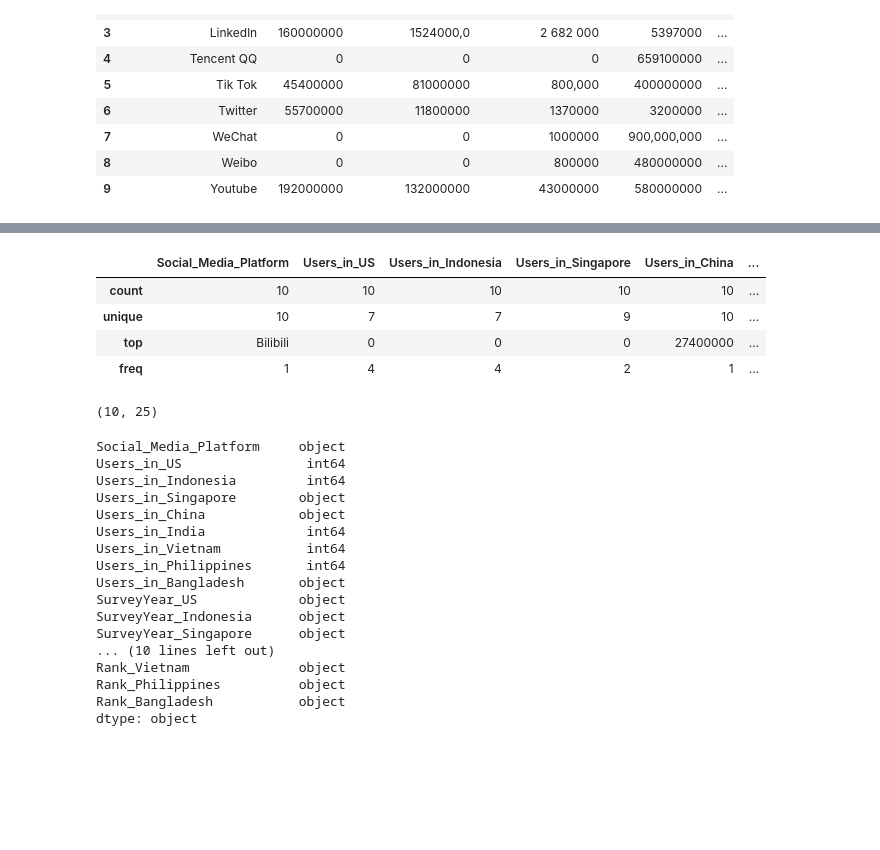
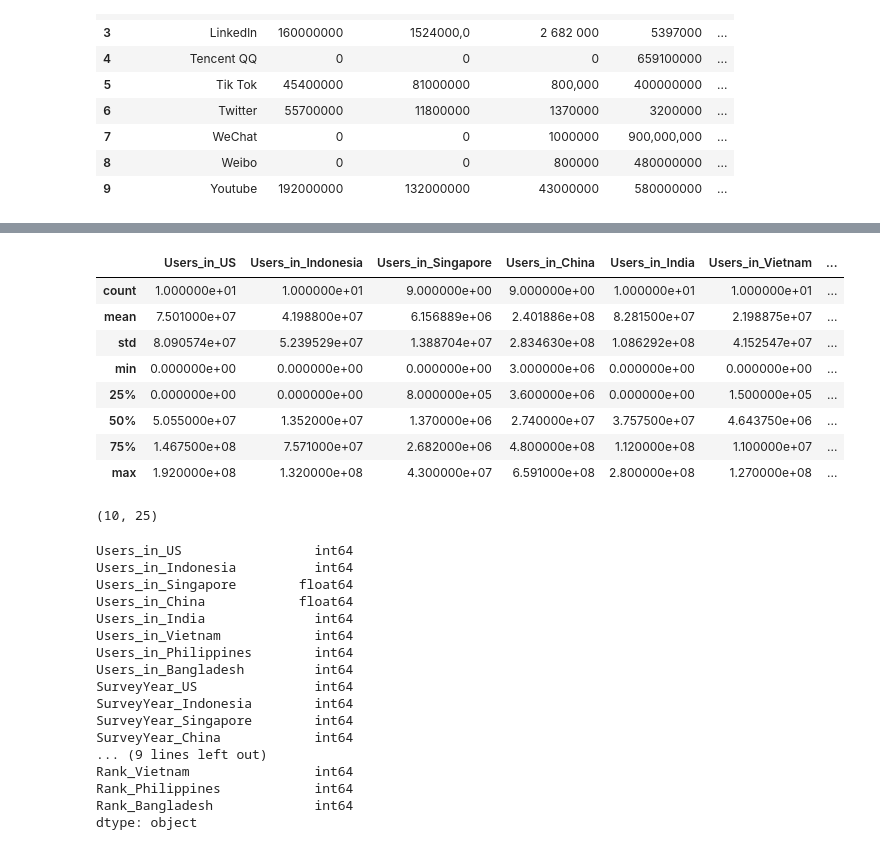
Before and after one commit to imdebarun/Singapore_DigiLabs, a Jupyter notebook: SocMed_Sol.ipynb, the cells around one changed output, grey strips where cells are left out. Saved outputs shown, nothing was run; the diff lists cells and outputs as text; code cells hidden in the pictures; blank space fills up the shorter version.

```diff
--- a/SocMed_Sol.ipynb
+++ b/SocMed_Sol.ipynb
@@ -306,11 +307,16 @@ Social_data.head(10)
 | 8 | Weibo | 0 | 0 | 800000 | 480000000 | ... |
 | 9 | Youtube | 192000000 | 132000000 | 43000000 | 580000000 | ... |
 # %%
-Social_data['Users_in_Indonesia'] = Social_data['Users_in_Indonesia'].str.replace(',','')
-Social_data['Users_in_Philippines'] = Social_data['Users_in_Philippines'].str.replace(',','')
-Social_data['Users_in_India'] = Social_data['Users_in_India'].str.replace(',','')
-Social_data['Users_in_Vietnam'] = Social_data['Users_in_Vietnam'].str.replace(' ','')
-Social_data['Users_in_Singapore'] = Social_data['Users_in_Singapore'].str.replace(' ','')
-Social_data['Users_in_Singapore'] = Social_data['Users_in_Singapore'].str.replace(',','')
-Social_data['Users_in_China'] = Social_data['Users_in_China'].str.replace(',','')
-Social_data['Users_in_Bangladesh'] = Social_data['Users_in_Bangladesh'].str.replace(' ','')
+#Social_data['Users_in_Indonesia'] = Social_data['Users_in_Indonesia'].str.replace(',','')
+#Social_data['Users_in_Philippines'] = Social_data['Users_in_Philippines'].str.replace(',','')
+#Social_data['Users_in_India'] = Social_data['Users_in_India'].str.replace(',','')
+#Social_data['Users_in_Vietnam'] = Social_data['Users_in_Vietnam'].str.replace(' ','')
+#Social_data['Users_in_Singapore'] = Social_data['Users_in_Singapore'].str.replace(' ','')
+#Social_data['Users_in_Singapore'] = Social_data['Users_in_Singapore'].str.replace(',','')
+#Social_data['Users_in_China'] = Social_data['Users_in_China'].str.replace(',','')
+#Social_data['Users_in_Bangladesh'] = Social_data['Users_in_Bangladesh'].str.replace(' ','')
+Social_data1 = Social_data.loc[:, Social_data.columns != "Social_Media_Platform"]
+Social_data1.replace(',','', regex=True, inplace=True)
+Social_data1.replace(' ','', regex=True, inplace=True)
+w = Social_data1.select_dtypes(object).columns
+Social_data1[w] = Social_data1[w].apply(pd.to_numeric,errors='coerce')
@@ -331,11 +347,15 @@ Social_data.head(10)
 # %%
-Social_data.describe()
+Social_data1.describe()
 # %% [output]
-|  | Social_Media_Platform | Users_in_US | Users_in_Indonesia | Users_in_Singapore | Users_in_China | ... |
-| count | 10 | 10 | 10 | 10 | 10 | ... |
-| unique | 10 | 7 | 7 | 9 | 10 | ... |
-| top | Bilibili | 0 | 0 | 0 | 27400000 | ... |
-| freq | 1 | 4 | 4 | 2 | 1 | ... |
+|  | Users_in_US | Users_in_Indonesia | Users_in_Singapore | Users_in_China | Users_in_India | Users_in_Vietnam | ... |
+| count | 1.000000e+01 | 1.000000e+01 | 9.000000e+00 | 9.000000e+00 | 1.000000e+01 | 1.000000e+01 | ... |
+| mean | 7.501000e+07 | 4.198800e+07 | 6.156889e+06 | 2.401886e+08 | 8.281500e+07 | 2.198875e+07 | ... |
+| std | 8.090574e+07 | 5.239529e+07 | 1.388704e+07 | 2.834630e+08 | 1.086292e+08 | 4.152547e+07 | ... |
+| min | 0.000000e+00 | 0.000000e+00 | 0.000000e+00 | 3.000000e+06 | 0.000000e+00 | 0.000000e+00 | ... |
+| 25% | 0.000000e+00 | 0.000000e+00 | 8.000000e+05 | 3.600000e+06 | 0.000000e+00 | 1.500000e+05 | ... |
+| 50% | 5.055000e+07 | 1.352000e+07 | 1.370000e+06 | 2.740000e+07 | 3.757500e+07 | 4.643750e+06 | ... |
+| 75% | 1.467500e+08 | 7.571000e+07 | 2.682000e+06 | 4.800000e+08 | 1.120000e+08 | 1.100000e+07 | ... |
+| max | 1.920000e+08 | 1.320000e+08 | 4.300000e+07 | 6.591000e+08 | 2.800000e+08 | 1.270000e+08 | ... |
 # %%
 Social_data.shape
 # %% [output]
@@ -357,21 +377,21 @@ Social_data = Social_data.astype({"Users_in_Bangladesh": str})
 #Social_data['Users_in_Bangladesh'] = pd.to_numeric(Social_data['Users_in_Bangladesh'])
 # %%
-Social_data.dtypes
+Social_data1.dtypes
 # %% [output]
-Social_Media_Platform     object
-Users_in_US                int64
-Users_in_Indonesia         int64
-Users_in_Singapore        object
-Users_in_China            object
-Users_in_India             int64
-Users_in_Vietnam           int64
-Users_in_Philippines       int64
-Users_in_Bangladesh       object
-SurveyYear_US             object
-SurveyYear_Indonesia      object
-SurveyYear_Singapore      object
-... (10 lines left out)
-Rank_Vietnam              object
-Rank_Philippines          object
-Rank_Bangladesh           object
+Users_in_US                 int64
+Users_in_Indonesia          int64
+Users_in_Singapore        float64
+Users_in_China            float64
+Users_in_India              int64
+Users_in_Vietnam            int64
+Users_in_Philippines        int64
+Users_in_Bangladesh         int64
+SurveyYear_US               int64
+SurveyYear_Indonesia        int64
+SurveyYear_Singapore        int64
+SurveyYear_China            int64
+... (9 lines left out)
+Rank_Vietnam                int64
+Rank_Philippines            int64
+Rank_Bangladesh             int64
 dtype: object
```
Also changed, not shown: parts of 47 cells of this notebook.
